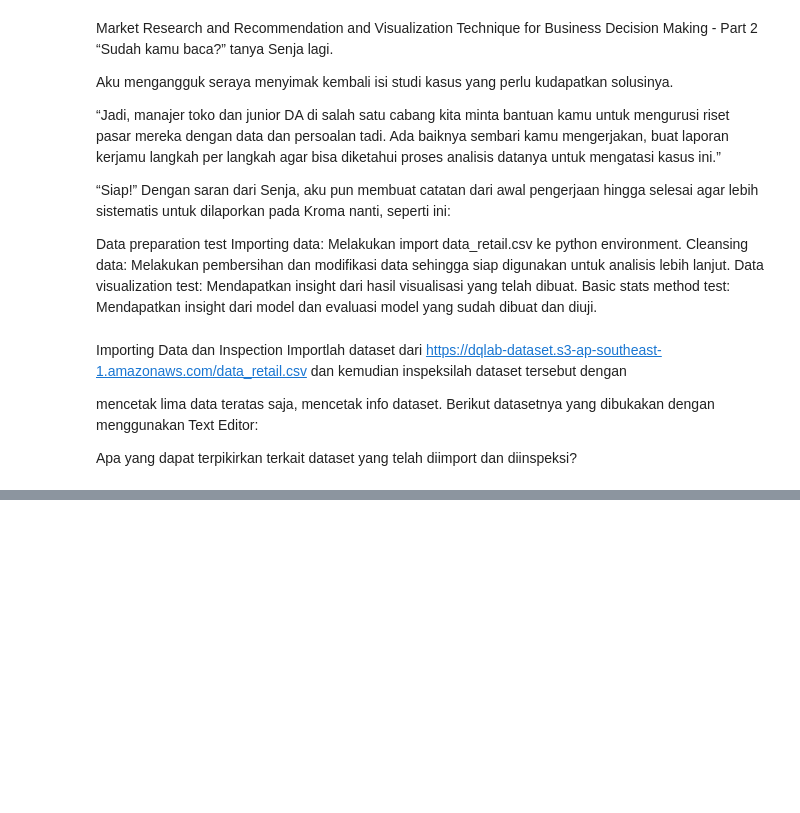
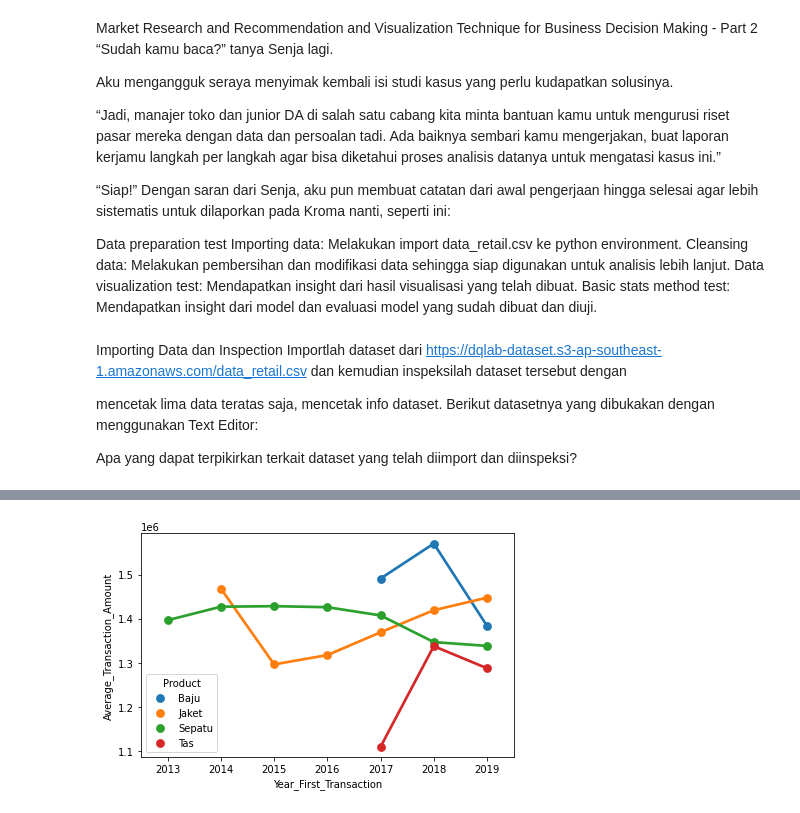
Before and after one commit to fiqhrimuliandaputra/Data-Analyst-Project-Business-Decision-Research, a Jupyter notebook: Data_Analyst_Project_Business_Decision_Research.ipynb, the cells around one changed output, grey strips where cells are left out. Drawn from its saved outputs; the diff is of its cells as text; code cells hidden in the pictures; blank space fills up the shorter version.

```diff
--- a/Data_Analyst_Project_Business_Decision_Research.ipynb
+++ b/Data_Analyst_Project_Business_Decision_Research.ipynb
@@ -105,0 +395,13 @@ Apa yang dapat terpikirkan terkait dataset yang telah diimport dan diinspeksi?
+# %%
+import matplotlib.pyplot as plt
+import seaborn as sns
+
+plt.clf()
+sns.pointplot(data = df.groupby(['Product', 'Year_First_Transaction']).mean().reset_index(),
+x='Year_First_Transaction',
+y='Average_Transaction_Amount',
+hue='Product')
+plt.tight_layout()
+plt.show()
+# %% [output]
+[figure, added]
```
Also changed, not shown: parts of 52 cells of this notebook.
